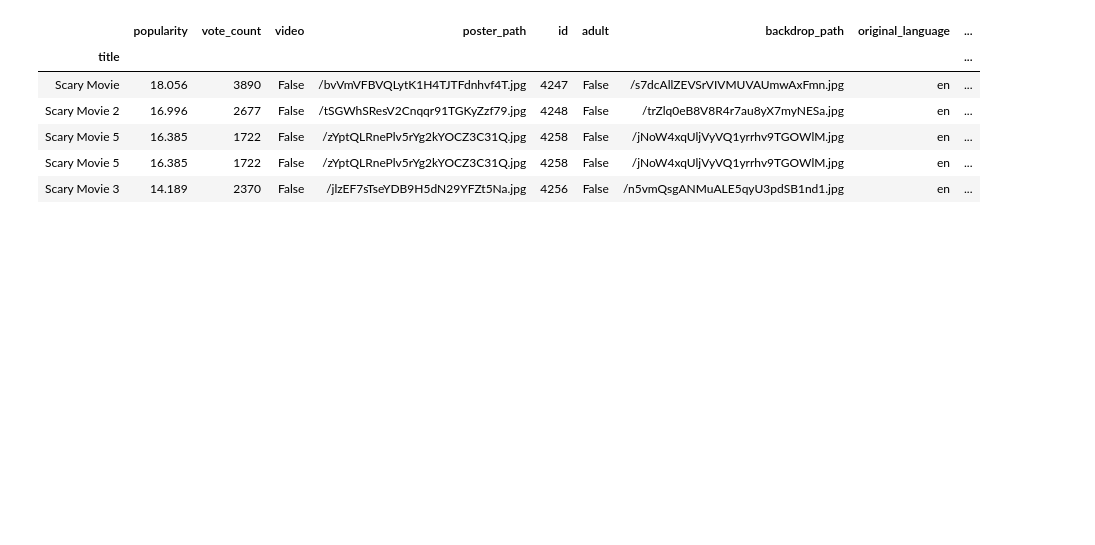
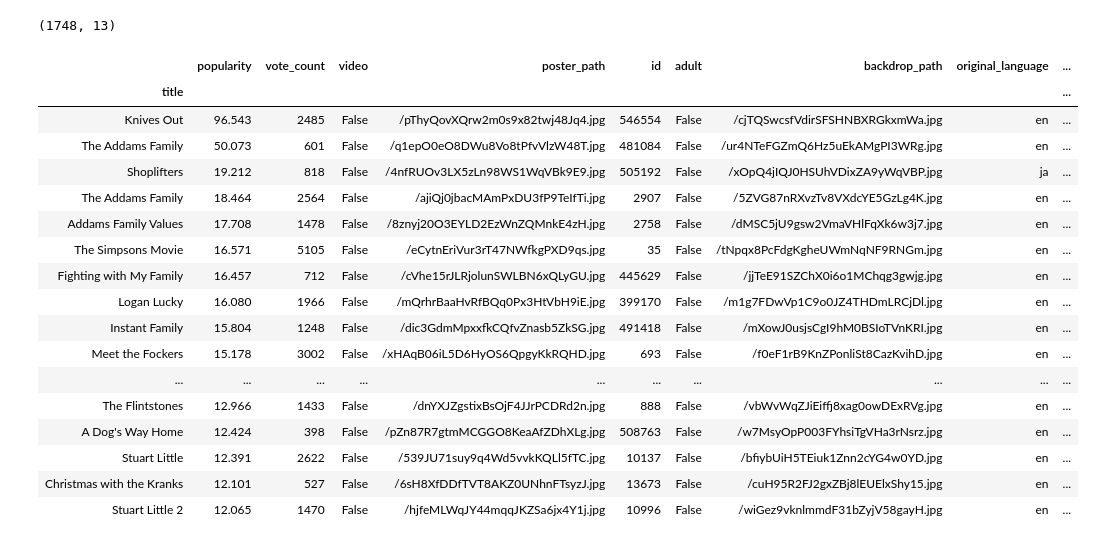
Before and after one commit to J-Joseph524/MEDIA-PROJECT-JJ-EO, a Jupyter notebook: Project.ipynb, the cells around one changed output. Cells and saved outputs as stored; diff of their text form; code cells hidden in the pictures; blank space fills up the shorter version.

```diff
--- a/Project.ipynb
+++ b/Project.ipynb
@@ -10,5 +12,5 @@ for i in range(1,31):
 # %%
-comedy_movies = []
+family_movies = []
 # i am adding all the pages(get request) into a new list
 for page in pages:
-    comedy_movies.append(requests.get(page))
+    family_movies.append(requests.get(page))
@@ -15,6 +19,6 @@ for page in pages:
 # %%
-comedy_json = []
-for movie in comedy_movies:
-    comedy_json.append(movie.json())
+family_json = []
+for movie in family_movies:
+    family_json.append(movie.json())
 
     #converting to json files
@@ -21,4 +27,4 @@ for movie in comedy_movies:
 # %%
 results = []
-for item in comedy_json:
+for item in family_json:
     results = results + item['results']
@@ -31,10 +47,27 @@ df1 = df.sort_values(by = 'popularity',ascending=False)
 # %%
-df1.head()
+df1.shape
 # %% [output]
-|  | popularity | vote_count | video | poster_path | id | adult | backdrop_path | original_language | ... |
-| title |  |  |  |  |  |  |  |  | ... |
-| Scary Movie | 18.056 | 3890 | False | /bvVmVFBVQLytK1H4TJTFdnhvf4T.jpg | 4247 | False | /s7dcAllZEVSrVIVMUVAUmwAxFmn.jpg | en | ... |
-| Scary Movie 2 | 16.996 | 2677 | False | /tSGWhSResV2Cnqqr91TGKyZzf79.jpg | 4248 | False | /trZlq0eB8V8R4r7au8yX7myNESa.jpg | en | ... |
-| Scary Movie 5 | 16.385 | 1722 | False | /zYptQLRnePlv5rYg2kYOCZ3C31Q.jpg | 4258 | False | /jNoW4xqUljVyVQ1yrrhv9TGOWlM.jpg | en | ... |
-| Scary Movie 5 | 16.385 | 1722 | False | /zYptQLRnePlv5rYg2kYOCZ3C31Q.jpg | 4258 | False | /jNoW4xqUljVyVQ1yrrhv9TGOWlM.jpg | en | ... |
-| Scary Movie 3 | 14.189 | 2370 | False | /jlzEF7sTseYDB9H5dN29YFZt5Na.jpg | 4256 | False | /n5vmQsgANMuALE5qyU3pdSB1nd1.jpg | en | ... |
+(1748, 13)
+# %%
+df2 = df1.drop(['original_title'], axis=1)
+# %%
+df2.head(30)
+# %% [output]
+|  | popularity | vote_count | video | poster_path | id | adult | backdrop_path | original_language | ... |
+| title |  |  |  |  |  |  |  |  | ... |
+| Knives Out | 96.543 | 2485 | False | /pThyQovXQrw2m0s9x82twj48Jq4.jpg | 546554 | False | /cjTQSwcsfVdirSFSHNBXRGkxmWa.jpg | en | ... |
+| The Addams Family | 50.073 | 601 | False | /q1epO0eO8DWu8Vo8tPfvVlzW48T.jpg | 481084 | False | /ur4NTeFGZmQ6Hz5uEkAMgPI3WRg.jpg | en | ... |
+| Shoplifters | 19.212 | 818 | False | /4nfRUOv3LX5zLn98WS1WqVBk9E9.jpg | 505192 | False | /xOpQ4jIQJ0HSUhVDixZA9yWqVBP.jpg | ja | ... |
+| The Addams Family | 18.464 | 2564 | False | /ajiQj0jbacMAmPxDU3fP9TeIfTi.jpg | 2907 | False | /5ZVG87nRXvzTv8VXdcYE5GzLg4K.jpg | en | ... |
+| Addams Family Values | 17.708 | 1478 | False | /8znyj20O3EYLD2EzWnZQMnkE4zH.jpg | 2758 | False | /dMSC5jU9gsw2VmaVHlFqXk6w3j7.jpg | en | ... |
+| The Simpsons Movie | 16.571 | 5105 | False | /eCytnEriVur3rT47NWfkgPXD9qs.jpg | 35 | False | /tNpqx8PcFdgKgheUWmNqNF9RNGm.jpg | en | ... |
+| Fighting with My Family | 16.457 | 712 | False | /cVhe15rJLRjolunSWLBN6xQLyGU.jpg | 445629 | False | /jjTeE91SZChX0i6o1MChqg3gwjg.jpg | en | ... |
+| Logan Lucky | 16.080 | 1966 | False | /mQrhrBaaHvRfBQq0Px3HtVbH9iE.jpg | 399170 | False | /m1g7FDwVp1C9o0JZ4THDmLRCjDl.jpg | en | ... |
+| Instant Family | 15.804 | 1248 | False | /dic3GdmMpxxfkCQfvZnasb5ZkSG.jpg | 491418 | False | /mXowJ0usjsCgI9hM0BSIoTVnKRI.jpg | en | ... |
+| Meet the Fockers | 15.178 | 3002 | False | /xHAqB06iL5D6HyOS6QpgyKkRQHD.jpg | 693 | False | /f0eF1rB9KnZPonliSt8CazKvihD.jpg | en | ... |
+| ... | ... | ... | ... | ... | ... | ... | ... | ... | ... |
+| The Flintstones | 12.966 | 1433 | False | /dnYXJZgstixBsOjF4JJrPCDRd2n.jpg | 888 | False | /vbWvWqZJiEiffj8xag0owDExRVg.jpg | en | ... |
+| A Dog's Way Home | 12.424 | 398 | False | /pZn87R7gtmMCGGO8KeaAfZDhXLg.jpg | 508763 | False | /w7MsyOpP003FYhsiTgVHa3rNsrz.jpg | en | ... |
+| Stuart Little | 12.391 | 2622 | False | /539JU71suy9q4Wd5vvkKQLl5fTC.jpg | 10137 | False | /bfiybUiH5TEiuk1Znn2cYG4w0YD.jpg | en | ... |
+| Christmas with the Kranks | 12.101 | 527 | False | /6sH8XfDDfTVT8AKZ0UNhnFTsyzJ.jpg | 13673 | False | /cuH95R2FJ2gxZBj8lEUElxShy15.jpg | en | ... |
+| Stuart Little 2 | 12.065 | 1470 | False | /hjfeMLWqJY44mqqJKZSa6jx4Y1j.jpg | 10996 | False | /wiGez9vknlmmdF31bZyjV58gayH.jpg | en | ... |
```
Also changed, not shown: parts of 22 cells of this notebook.
